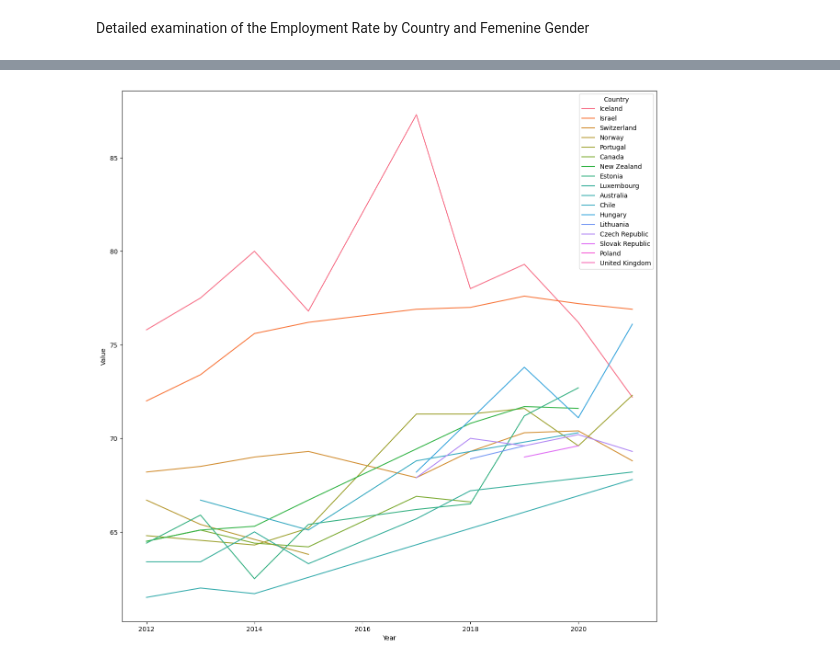
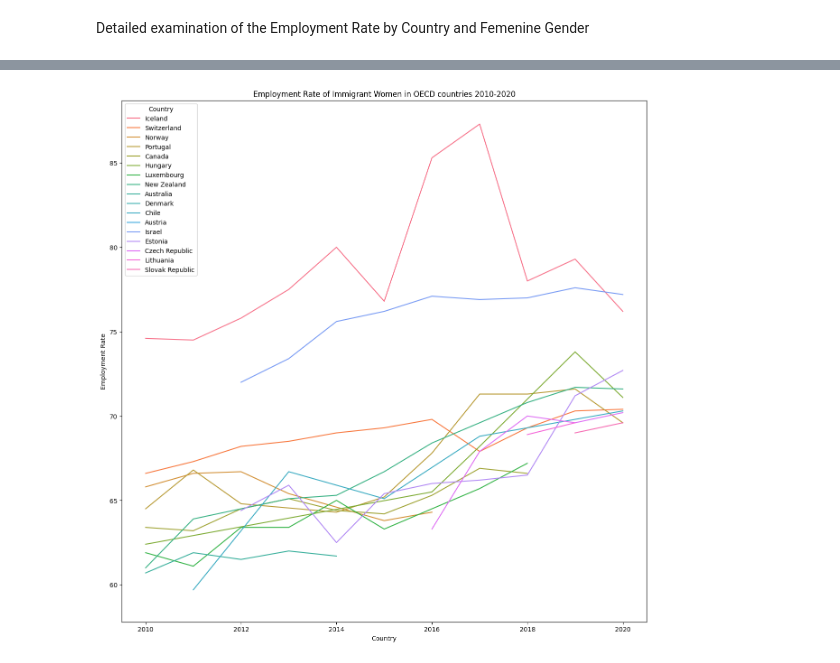
Before and after one commit to sergioabz/mid_project, a Jupyter notebook: notebooks/Final_Question_Analysis_midbootcamp_project.ipynb, the cells around one changed output, grey strips where cells are left out. Drawn from its saved outputs; the diff is of its cells as text; code cells hidden in the pictures.

```diff
--- a/notebooks/Final_Question_Analysis_midbootcamp_project.ipynb
+++ b/notebooks/Final_Question_Analysis_midbootcamp_project.ipynb
@@ -271,0 +184,3 @@ result
+# %%
+data_2018 = emp_rate_gender(data, 'Foreign-born', 'Women', 2018)
+data_2018
@@ -271,0 +201,3 @@ result
+# %%
+data_2019 = emp_rate_gender(data, 'Foreign-born', 'Women', 2019)
+data_2019
@@ -271,0 +218,3 @@ result
+# %%
+data_2020 = emp_rate_gender(data, 'Foreign-born', 'Women', 2020)
+data_2020
@@ -271,0 +235,6 @@ result
+# %%
+dfs = [data_2010, data_2011, data_2012, data_2013, data_2014, data_2015, data_2016, data_2017, data_2018, data_2019, data_2020]
+
+result = pd.concat(dfs).reset_index()
+
+result
@@ -277,6 +261,9 @@ import matplotlib.pyplot as plt
 # %%
 fig, ax = plt.subplots(figsize=(15, 15))
 sns.lineplot(data=result, x='Year', y='Value', hue='Country', ax=ax)
+ax.set_xlabel("Country")
+ax.set_ylabel("Employment Rate")
+ax.set_title("Employment Rate of Immigrant Women in OECD countries 2010-2020")
 plt.show()
 # %% [output]
-[figure, old version]
+[figure, new version]
```
Also changed, not shown: parts of 27 cells of this notebook, 13 other files.
